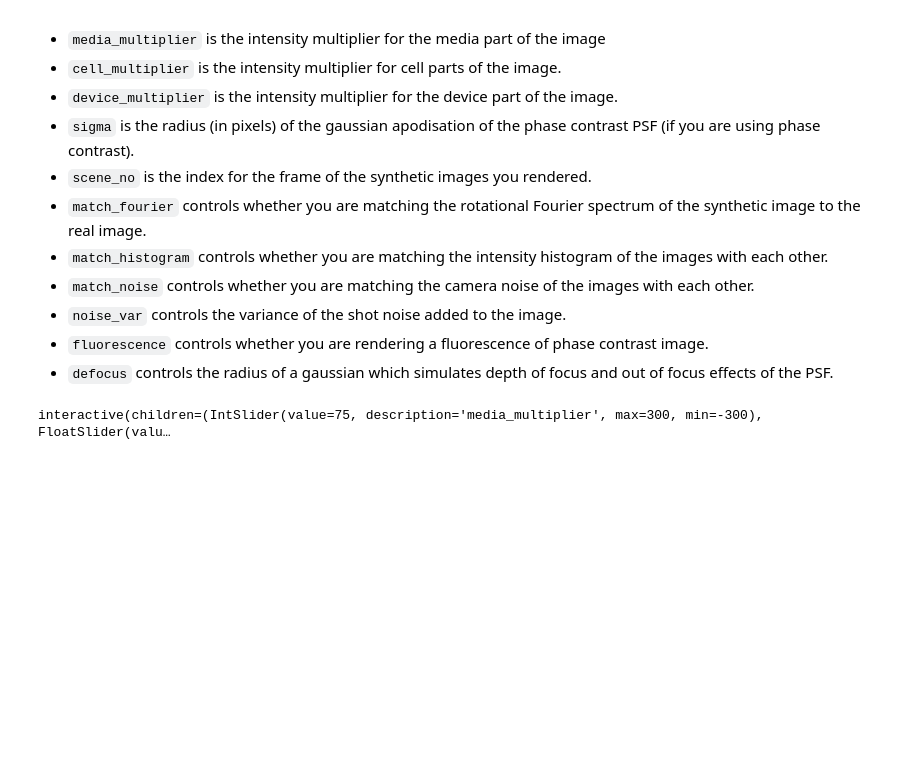
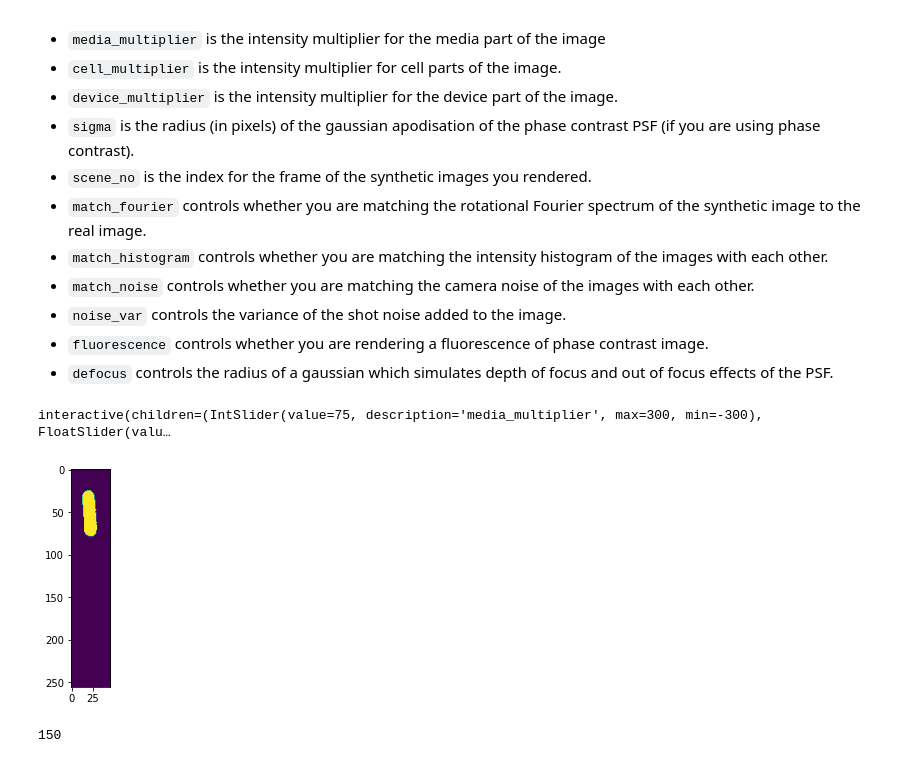
Before and after one commit to georgeoshardo/SyMBac, a Jupyter notebook: examples/Drawing_Phase_Contrast_100x_oil.ipynb, the cells around one changed output. Saved outputs shown, nothing was run; the diff lists cells and outputs as text; code cells hidden in the pictures; blank space fills up the shorter version.

Commit message:
lysis

```diff
--- a/examples/Drawing_Phase_Contrast_100x_oil.ipynb
+++ b/examples/Drawing_Phase_Contrast_100x_oil.ipynb
@@ -241,0 +273,12 @@ generate_training_data(interactive_output = params, sample_amount = 0.05, random
+# %%
+import tifffile
+
+image = tifffile.imread("F:/Cambridge/MENG/UROP 2022/Data/SyMBac/T150lysis0005/masks/synth_00000.tif")
+plt.imshow(image)
+plt.show()
+# %% [output]
+[figure, added]
+# %%
+print(len(cell_timeseries))
+# %% [output]
+150
```
Also changed, not shown: parts of 6 cells of this notebook, 3 other files.
